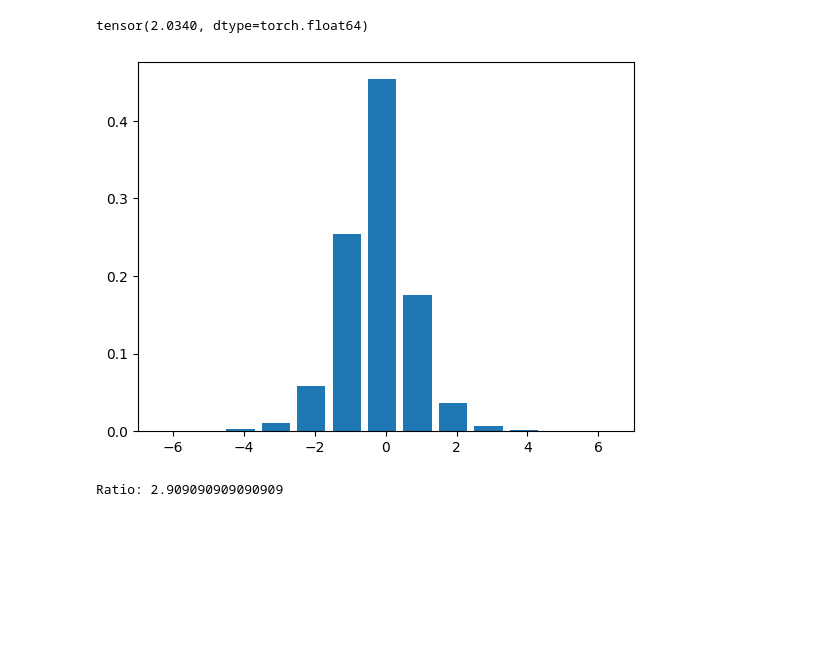
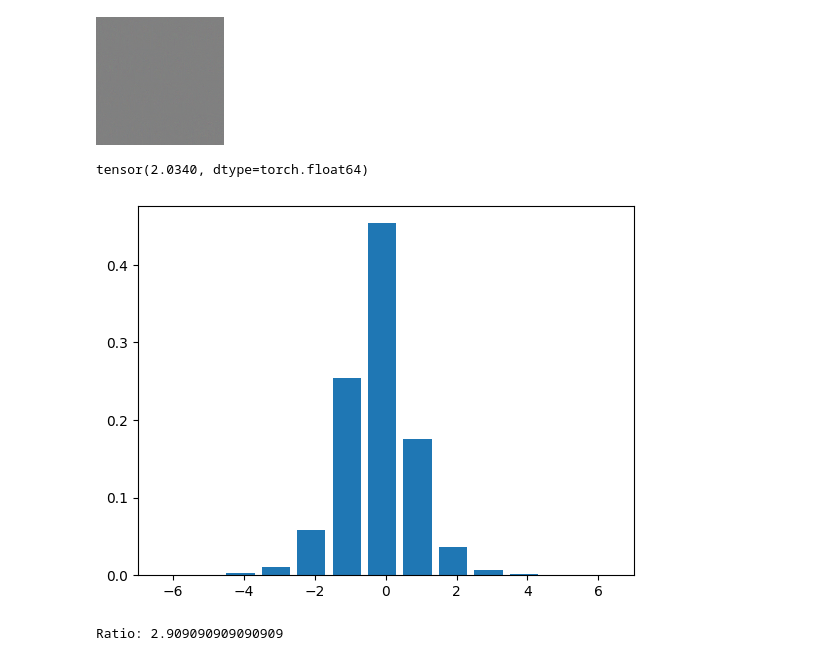
Before and after one commit to danjacobellis/autodance, a Jupyter notebook: nvcomp.ipynb, the cells around one changed output. Cells and saved outputs as stored; diff of their text form; code cells hidden in the pictures; blank space fills up the shorter version.

```diff
--- a/nvcomp.ipynb
+++ b/nvcomp.ipynb
@@ -8,16 +10,18 @@ from torchvision.transforms.v2.functional import pil_to_tensor
 from torch.distributions import Categorical
 # %%
 device = "cuda"
-x = pil_to_tensor(PIL.Image.open("compressed.png")).to(device)
+img = PIL.Image.open("compressed.png")
+display(img)
+x = pil_to_tensor(img).to(device)
 x = (x.to(torch.int16) - 128).to(torch.int8)
-
 h = plt.hist(x.cpu().flatten(),range=(-127.5,127.5),bins=255,width=0.8,density=True)
 bpc = np.log2(np.exp(1))*Categorical(torch.tensor(h[0])).entropy()
 plt.xlim([-7,7])
 print(bpc)
 # %% [output]
+[figure, new version]
 tensor(2.0340, dtype=torch.float64)
-[figure, old version]
+[figure, added]
 # %%
 def encode(codec, x):
     shape = x.shape
```
Also changed, not shown: parts of 3 cells of this notebook.
